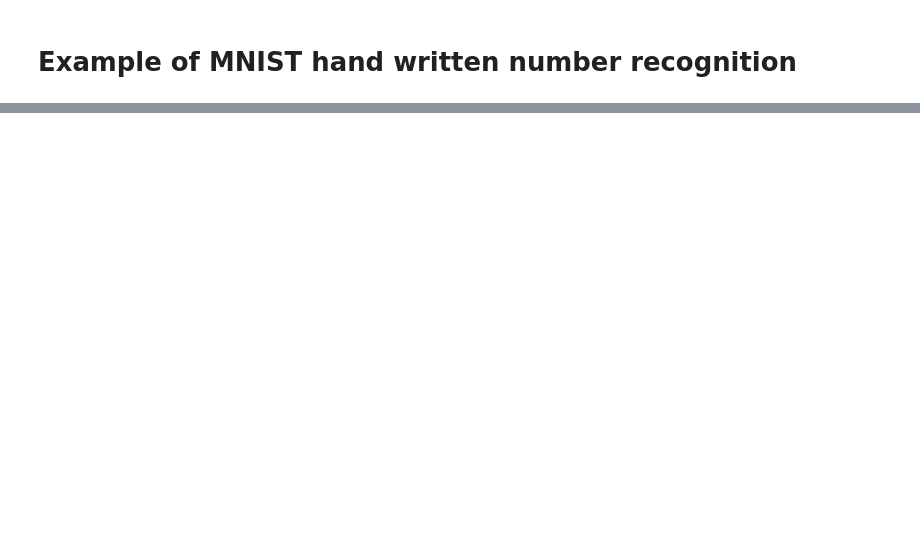
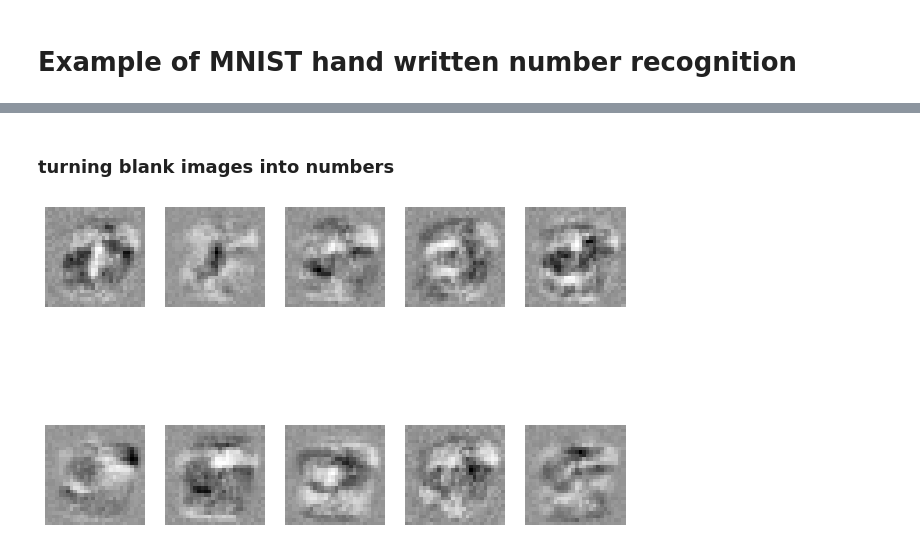
Before and after one commit to L-Richter/neuralnetworks, a Jupyter notebook: mnist.ipynb, the cells around one changed output, grey strips where cells are left out. Saved outputs shown, nothing was run; the diff lists cells and outputs as text; code cells hidden in the pictures; blank space fills up the shorter version.

```diff
--- a/mnist.ipynb
+++ b/mnist.ipynb
@@ -67,4 +72,0 @@ for n, node in enumerate(net._layers[1]._weights):
-# %%
-for n, node in enumerate(np.dot(net._layers[2]._weights, net._layers[1]._weights)):
-    plt.subplot(2, 5, n)
-    show(node)
@@ -72,0 +109,9 @@ for n, node in enumerate(np.dot(net._layers[2]._weights, net._layers[1]._weights
+# %% [markdown]
+### turning blank images into numbers
+# %%
+zeros = np.zeros([784, 1])
+for n in range(10):
+    plt.subplot(2, 5, n + 1)
+    show(trick_net(zeros, n, confidence=0.95))
+# %% [output]
+[figure, added]
```
Also changed, not shown: parts of 15 cells of this notebook, 1 other file.
